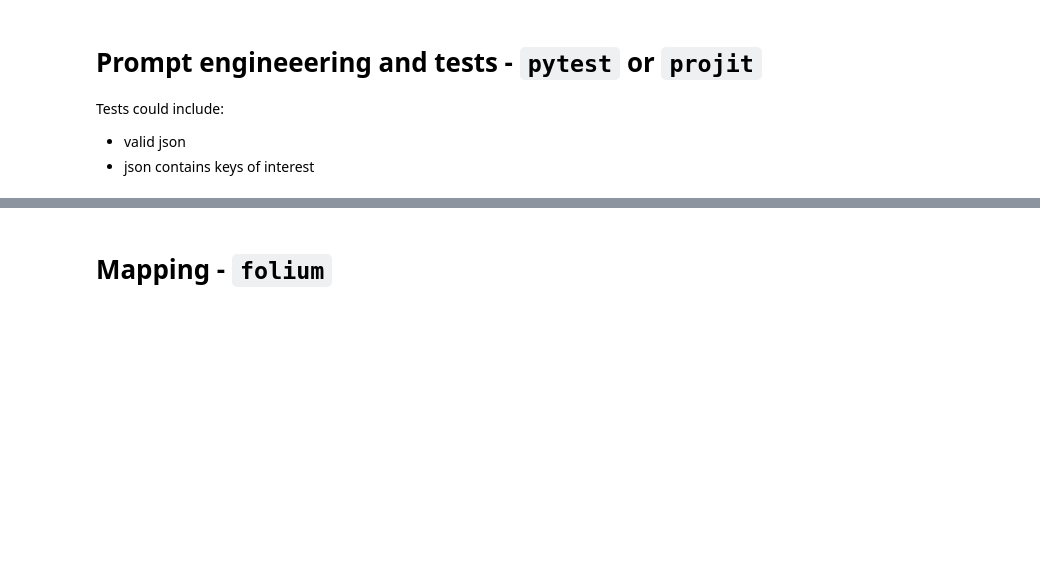
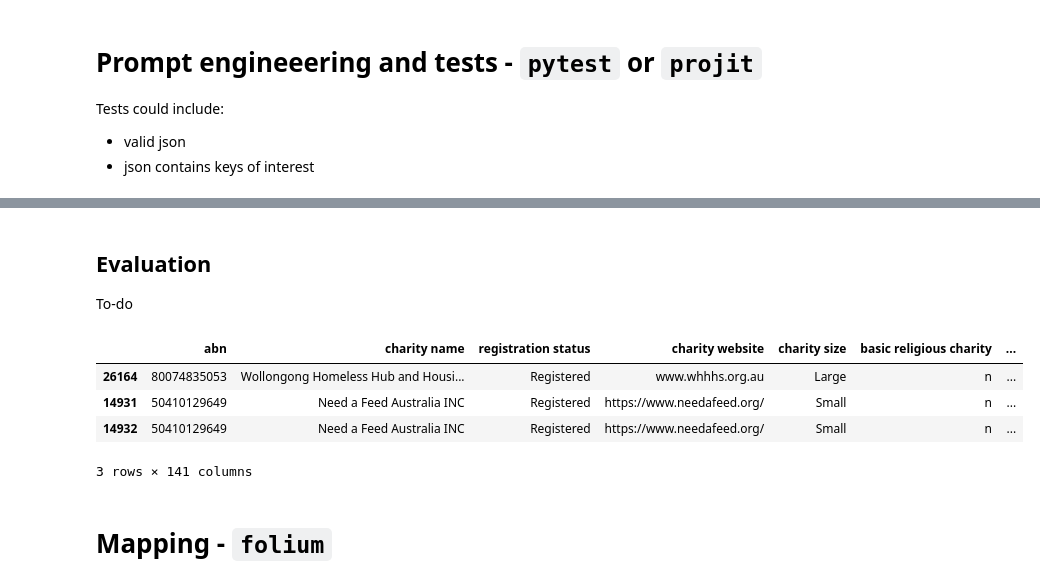
Before and after one commit to GeoffPidcock/buildmas24, a Jupyter notebook: notebooks/prototyping.ipynb, the cells around one changed output, grey strips where cells are left out. Saved outputs shown, nothing was run; the diff lists cells and outputs as text; code cells hidden in the pictures; blank space fills up the shorter version.

```diff
--- a/notebooks/prototyping.ipynb
+++ b/notebooks/prototyping.ipynb
@@ -710,0 +1060,12 @@ there are 305 charity programs near you
+# %% [markdown]
+## Evaluation
+To-do
+# %%
+# indexes look correct
+filtered_df.loc[[26164, 14931, 14932]]
+# %% [output]
+|  | abn | charity name | registration status | charity website | charity size | basic religious charity | ... |
+| 26164 | 80074835053 | Wollongong Homeless Hub and Housi... | Registered | www.whhhs.org.au | Large | n | ... |
+| 14931 | 50410129649 | Need a Feed Australia INC | Registered | https://www.needafeed.org/ | Small | n | ... |
+| 14932 | 50410129649 | Need a Feed Australia INC | Registered | https://www.needafeed.org/ | Small | n | ... |
+3 rows × 141 columns
```
Also changed, not shown: parts of 18 cells of this notebook.
